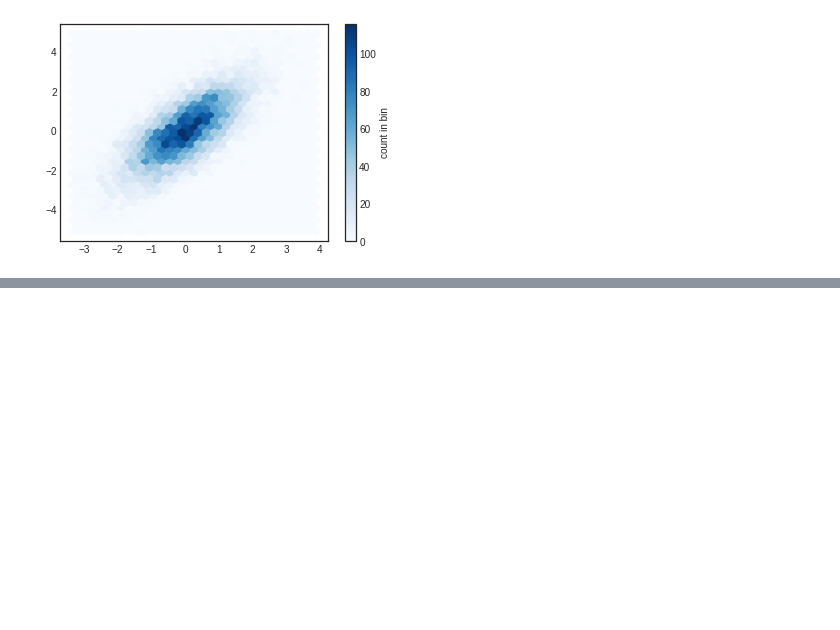
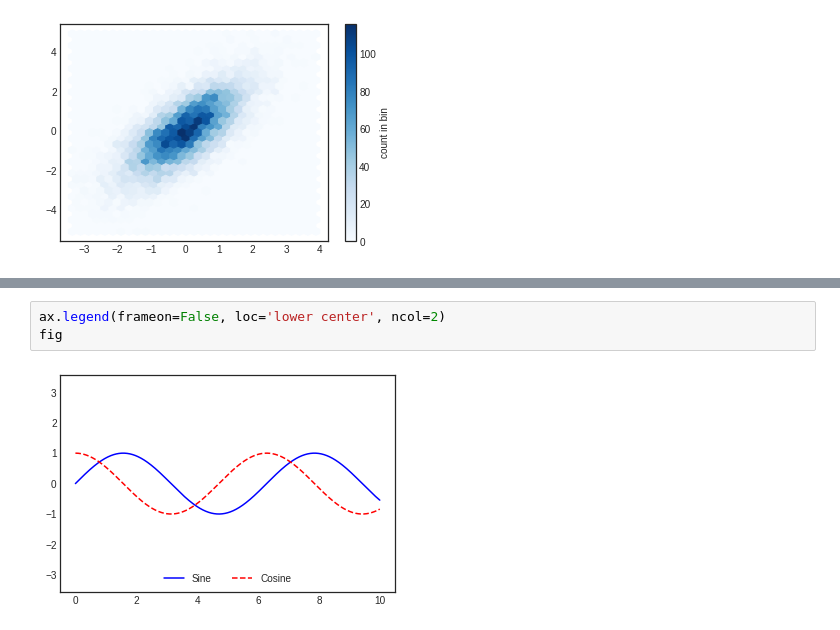
Before and after one commit to MrudulaBharadwaj/Internship, a Jupyter notebook: Matplotlib.ipynb, the cells around one changed output, grey strips where cells are left out. Drawn from its saved outputs; the diff is of its cells as text; blank space fills up the shorter version.

```diff
--- a/Matplotlib.ipynb
+++ b/Matplotlib.ipynb
@@ -270,0 +287,5 @@ cb = plt.colorbar(label='count in bin')
+# %%
+ax.legend(frameon=False, loc='lower center', ncol=2)
+fig
+# %% [output]
+[figure, added]
```
Also changed, not shown: parts of 10 cells of this notebook.
